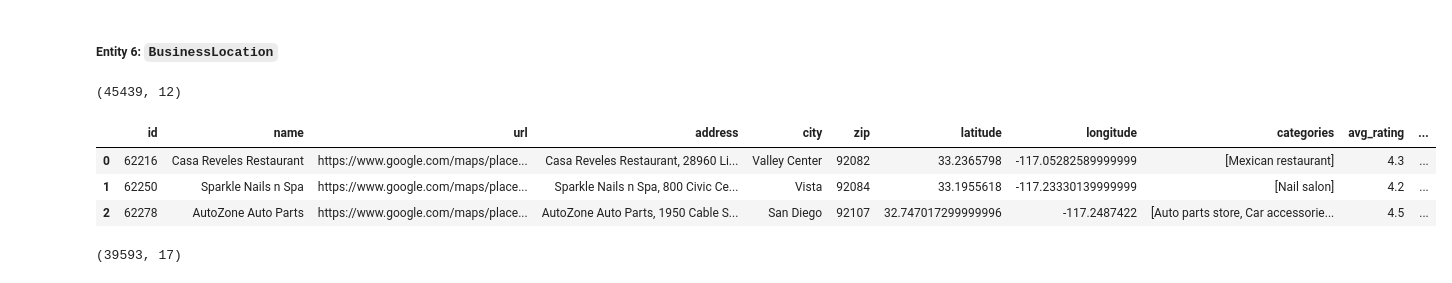
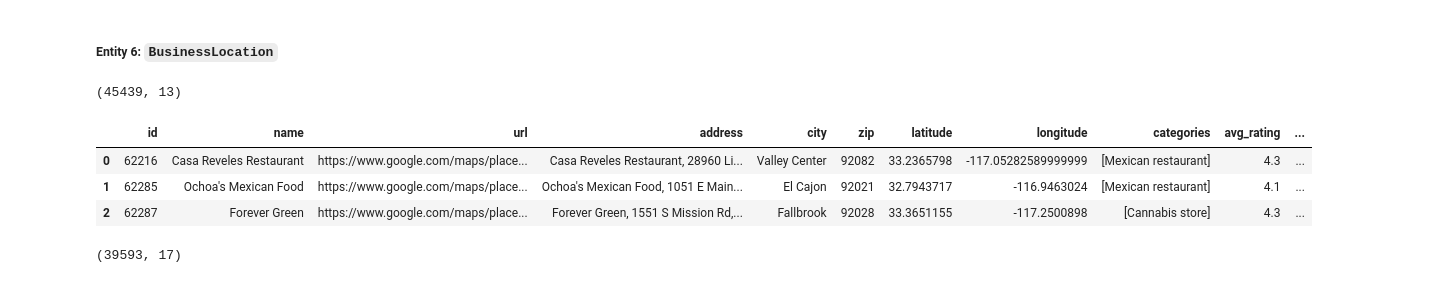
Before and after one commit to swhoyle/business-opportunity-graph, a Jupyter notebook: notebooks/01_extract_nodes.ipynb, the cells around one changed output. Cells and saved outputs as stored; diff of their text form; code cells hidden in the pictures.

Commit message:
add blockgroup spatial join query for businesslocation query

```diff
--- a/notebooks/01_extract_nodes.ipynb
+++ b/notebooks/01_extract_nodes.ipynb
@@ -279,45 +279,56 @@ Rows: 107, Columns: 5
 # %%
 query = """
 WITH sd_zipcodes AS (
     SELECT
         DISTINCT CAST(unnest(zipcodes) AS int) as zipcode
     FROM city_neighborhoods
     WHERE county = 'San Diego'
 ),
 sd_businesses AS (
     SELECT
         b.*,
-        ST_SetSRID(ST_MakePoint(longitude,latitude),4326) AS geom
+        -- Create the point geometry in WGS84 (Lat/Lon)
+        ST_SetSRID(ST_MakePoint(longitude, latitude), 4326) AS geom
     FROM ca_business b
     JOIN sd_zipcodes z ON b.zip::int = z.zipcode::int
 )
 SELECT
-    id,
-    name,
-    url,
-    address,
-    city,
-    zip,
-    latitude,
-    longitude,
-    categories,
-    avg_rating,
-    ST_Transform(geom, 4326) AS geom,
-    ST_AsText(ST_Transform(geom, 4326)) AS geom_wkt
+    b.id,
+    b.name,
+    b.url,
+    b.address,
+    b.city,
+    b.zip,
+    b.latitude,
+    b.longitude,
+    b.categories,
+    b.avg_rating,
+    -- Add the blockgroup column from the joined table
+    scb.ctblockgroup AS blockgroup,
+    ST_Transform(b.geom, 4326) AS geom,
+    ST_AsText(ST_Transform(b.geom, 4326)) AS geom_wkt
 FROM sd_businesses b
+-- Perform the Spatial Join
+LEFT JOIN sandag_layer_census_block_groups scb
+    ON ST_Intersects(
+        -- 1. Transform the business point from 4326 to 2230 (State Plane)
+        ST_Transform(b.geom, 2230),
+        -- 2. Compare against the census polygon
+        scb.geom
+    );
 """
 
 business_df = query_db(query)
 business_df[business_df["zip"].isin(zipcode_df["zipcode"].values)]
 
 print(business_df.shape)
 business_df.head(3)
 # %% [output]
-(45439, 12)
+(45439, 13)
 |  | id | name | url | address | city | zip | latitude | longitude | categories | avg_rating | ... |
 | 0 | 62216 | Casa Reveles Restaurant | https://www.google.com/maps/place... | Casa Reveles Restaurant, 28960 Li... | Valley Center | 92082 | 33.2365798 | -117.05282589999999 | [Mexican restaurant] | 4.3 | ... |
-| 1 | 62250 | Sparkle Nails n Spa | https://www.google.com/maps/place... | Sparkle Nails n Spa, 800 Civic Ce... | Vista | 92084 | 33.1955618 | -117.23330139999999 | [Nail salon] | 4.2 | ... |
-| 2 | 62278 | AutoZone Auto Parts | https://www.google.com/maps/place... | AutoZone Auto Parts, 1950 Cable S... | San Diego | 92107 | 32.747017299999996 | -117.2487422 | [Auto parts store, Car accessorie... | 4.5 | ... |
+| 1 | 62285 | Ochoa's Mexican Food | https://www.google.com/maps/place... | Ochoa's Mexican Food, 1051 E Main... | El Cajon | 92021 | 32.7943717 | -116.9463024 | [Mexican restaurant] | 4.1 | ... |
+| 2 | 62287 | Forever Green | https://www.google.com/maps/place... | Forever Green, 1551 S Mission Rd,... | Fallbrook | 92028 | 33.3651155 | -117.2500898 | [Cannabis store] | 4.3 | ... |
 # %%
 # Read Business LLM data
 franchise_df = pd.read_json("../data/llm/sd_businesses.json")
```
Also changed, not shown: parts of 2 cells of this notebook.
